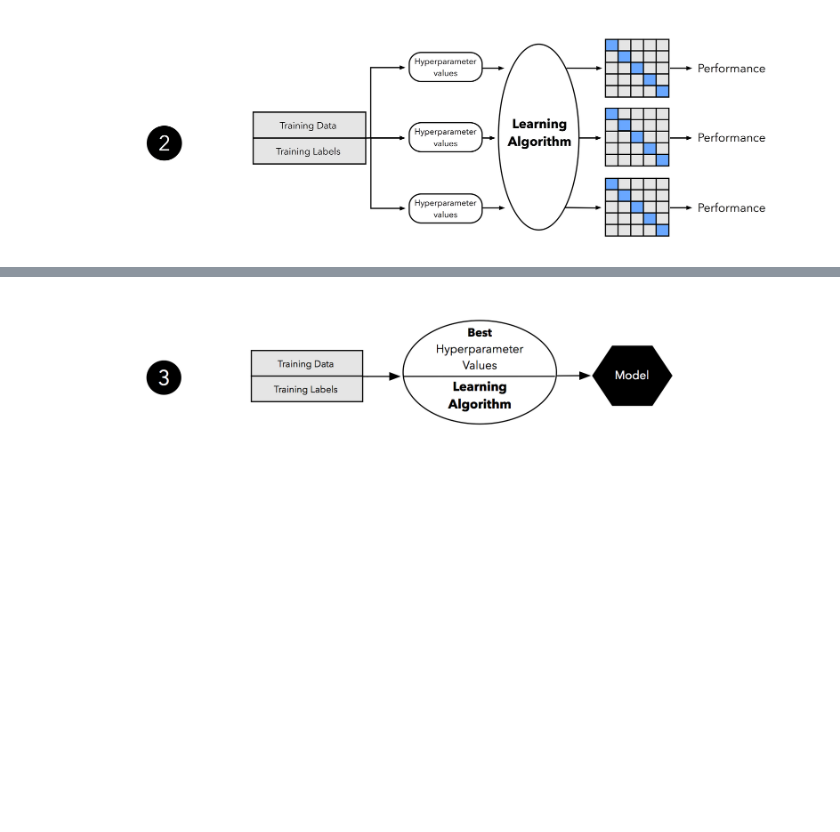
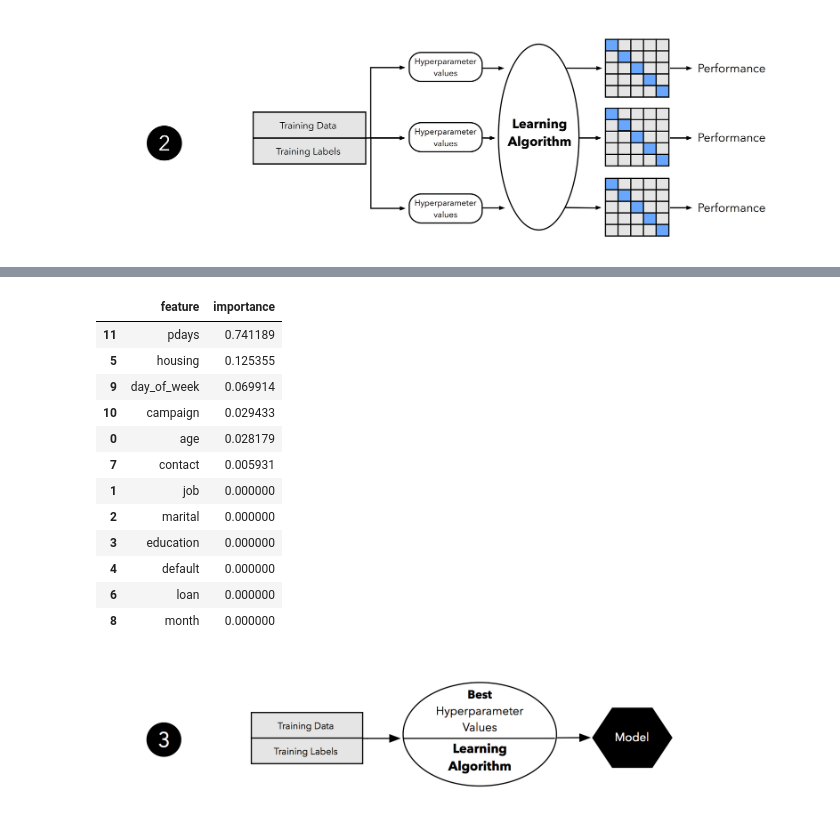
Before and after one commit to kwarodom/sidtechtalent, a Jupyter notebook: ML-Week3/Exercise/exercise.ipynb, the cells around one changed output, grey strips where cells are left out. Cells and saved outputs as stored; diff of their text form; code cells hidden in the pictures; blank space fills up the shorter version.

Commit message:
add week 3 solution

```diff
--- a/ML-Week3/Exercise/exercise.ipynb
+++ b/ML-Week3/Exercise/exercise.ipynb
@@ -102,3 +138,27 @@ PREPROCESS YOUR X
+# %%
+features = [
+    #'job',
+    #'education',
+    'month',
+    'marital',
+    'loan',
+
+    'age',
+    'campaign',
+    'pdays',
+    'previous',
+    'emp.var.rate',
+    'cons.price.idx',
+    'cons.conf.idx',
+    'euribor3m',
+    'nr.employed',
+]
+
+#print(df[features].head())
+X = df[features].values
+X[:, 0] = LabelEncoder().fit_transform(X[:, 0])
+X[:, 1] = LabelEncoder().fit_transform(X[:, 1])
+X[:, 2] = LabelEncoder().fit_transform(X[:, 2])
 # %% [markdown]
 # Model Selection
 # %%
@@ -124,3 +232,23 @@ DO HYPER-PARAMETER SEARCH
+# %%
+import numpy as np
+
+dt = gs_dt.best_estimator_.named_steps['decisiontreeclassifier']
+pd.DataFrame(list(zip(df.columns, np.transpose(dt.feature_importances_))),
+             columns=['feature', 'importance']).sort_values('importance', axis=0, ascending=False)
+# %% [output]
+|  | feature | importance |
+| 11 | pdays | 0.741189 |
+| 5 | housing | 0.125355 |
+| 9 | day_of_week | 0.069914 |
+| 10 | campaign | 0.029433 |
+| 0 | age | 0.028179 |
+| 7 | contact | 0.005931 |
+| 1 | job | 0.000000 |
+| 2 | marital | 0.000000 |
+| 3 | education | 0.000000 |
+| 4 | default | 0.000000 |
+| 6 | loan | 0.000000 |
+| 8 | month | 0.000000 |
 # %%
 Image(filename='images/ms_3.png', width=1000)
 # %% [output]
```
Also changed, not shown: parts of 14 cells of this notebook, 1 other file.
